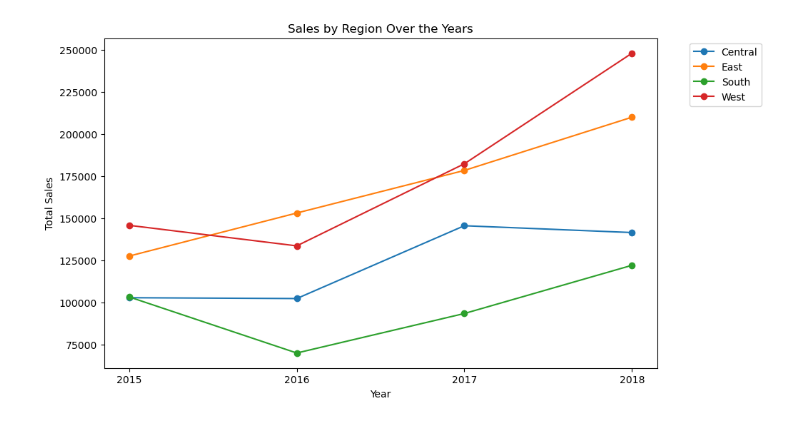
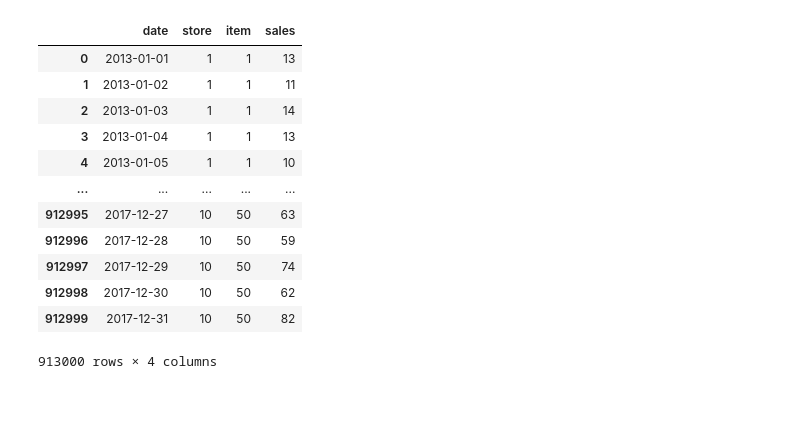
Before and after one commit to AdrianJason/RetailSalesPredictor, a Jupyter notebook: notebooks/data_exploration.ipynb, the cells around one changed output. Saved outputs shown, nothing was run; the diff lists cells and outputs as text; code cells hidden in the pictures.

```diff
--- a/notebooks/data_exploration.ipynb
+++ b/notebooks/data_exploration.ipynb
@@ -162,20 +0,0 @@ top_products.head(20)
-# %%
-# Group the data by region and year and calculate the total sales
-region_sales = df.groupby([df['Order Date'].dt.year, 'Region'])['Sales'].sum()
-
-# Convert the multi-level index to a pivot table
-region_sales = region_sales.unstack()
-
-# Plot each region as a separate line
-region_sales.plot(kind='line', figsize=(10,6), marker='o')
-
-# Set the labels and title
-plt.xlabel('Year')
-plt.ylabel('Total Sales')
-plt.title('Sales by Region Over the Years')
-plt.legend(bbox_to_anchor=(1.05, 1))
-plt.xticks(years)
-# Display the plot
-plt.show()
-# %% [output]
-[figure, removed]
@@ -181,0 +12,23 @@ plt.show()
+# %%
+# Read the CSV files
+csv_file = '../data/store.csv'
+
+# Save CSV files into DataFrame
+df = pd.read_csv(csv_file)
+
+# Display DataFrame
+df
+# %% [output]
+|  | date | store | item | sales |
+| 0 | 2013-01-01 | 1 | 1 | 13 |
+| 1 | 2013-01-02 | 1 | 1 | 11 |
+| 2 | 2013-01-03 | 1 | 1 | 14 |
+| 3 | 2013-01-04 | 1 | 1 | 13 |
+| 4 | 2013-01-05 | 1 | 1 | 10 |
+| ... | ... | ... | ... | ... |
+| 912995 | 2017-12-27 | 10 | 50 | 63 |
+| 912996 | 2017-12-28 | 10 | 50 | 59 |
+| 912997 | 2017-12-29 | 10 | 50 | 74 |
+| 912998 | 2017-12-30 | 10 | 50 | 62 |
+| 912999 | 2017-12-31 | 10 | 50 | 82 |
+913000 rows × 4 columns
```
Also changed, not shown: parts of 26 cells of this notebook, 16 other files.
